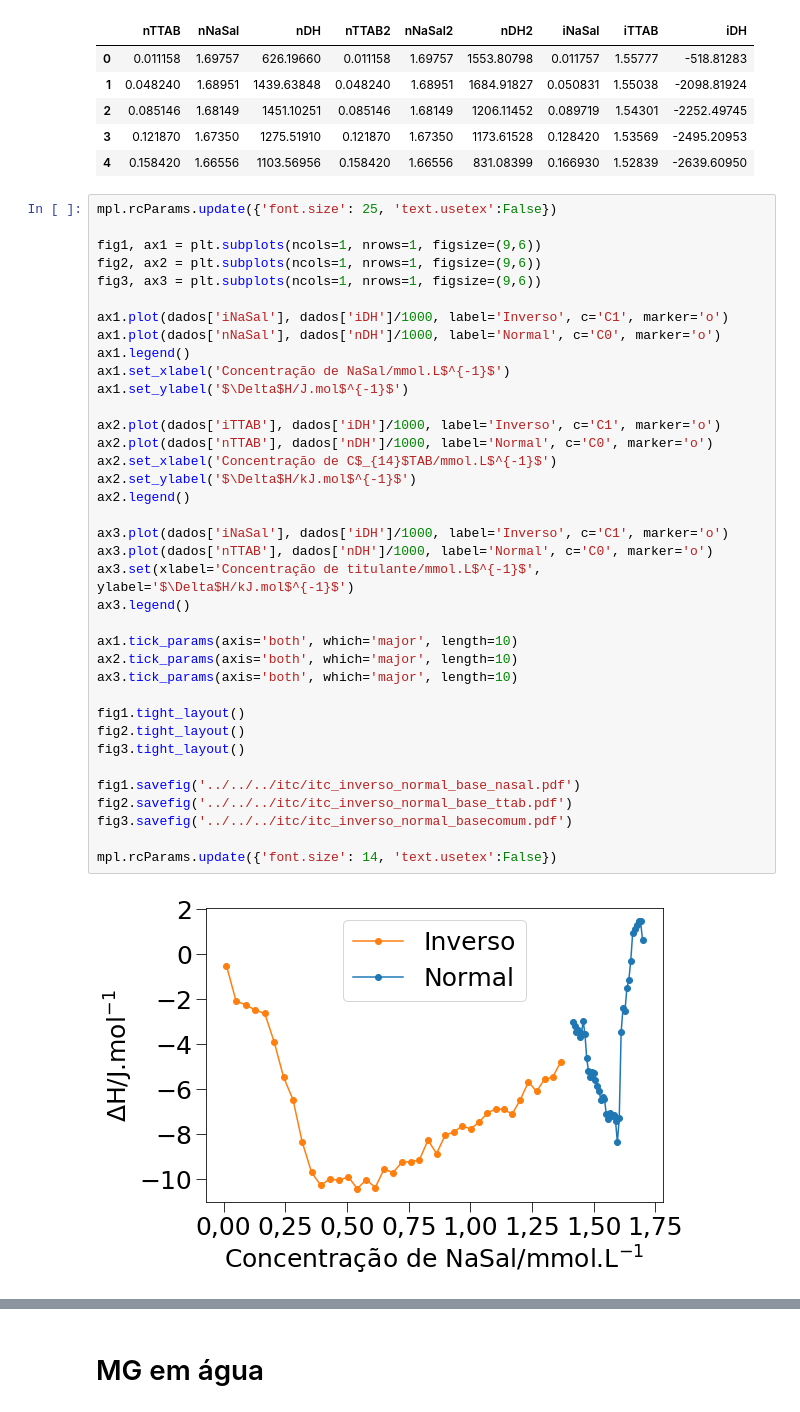
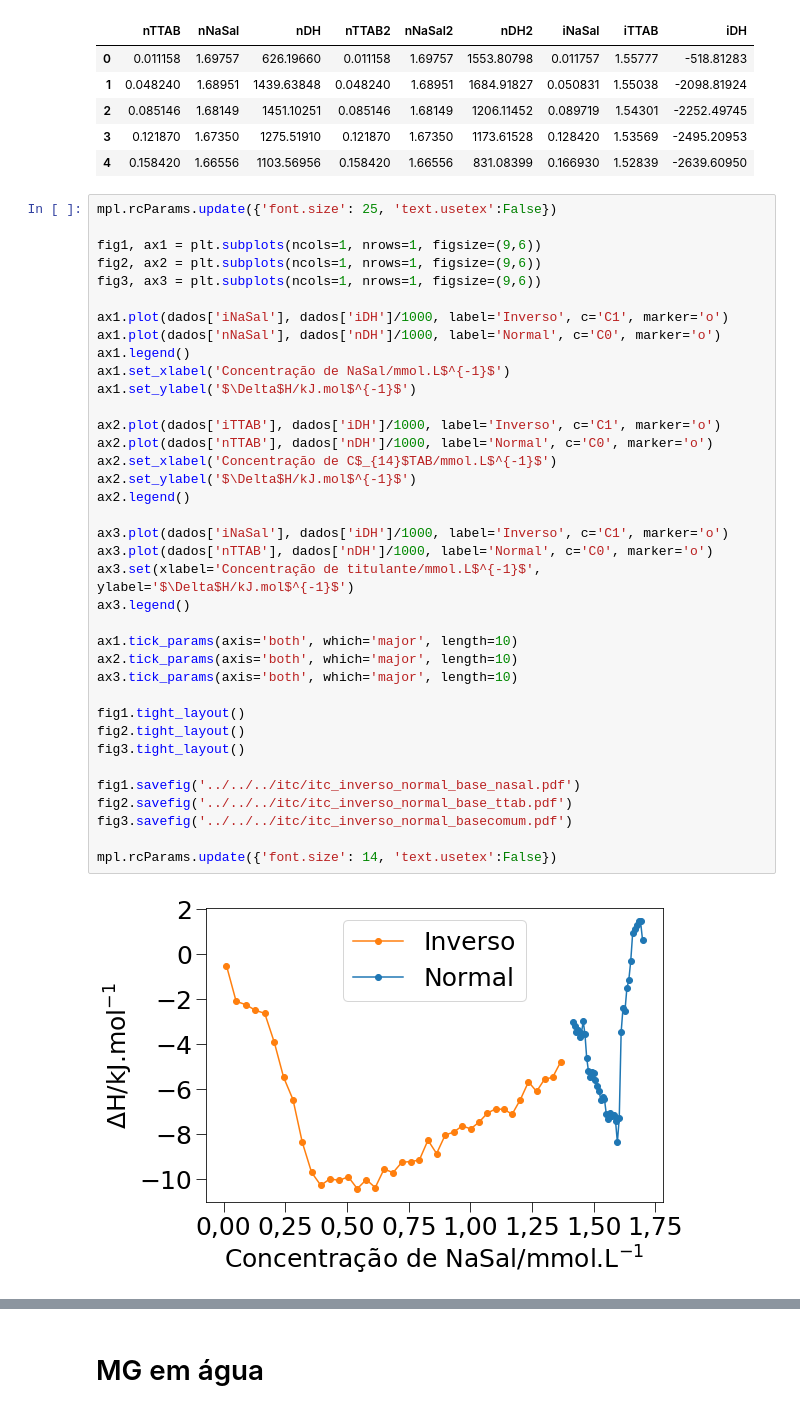
Before and after one commit to KarlClinckspoor/Tese, a Jupyter notebook: imagens/notebooks/dados experimentais/calorimetria/Introdução ITC MG.ipynb, the cells around one changed output, grey strips where cells are left out. Drawn from its saved outputs; the diff is of its cells as text.

```diff
--- a/imagens/notebooks/dados experimentais/calorimetria/Introdução ITC MG.ipynb
+++ b/imagens/notebooks/dados experimentais/calorimetria/Introdução ITC MG.ipynb
@@ -192,34 +192,34 @@ fig3, ax3 = plt.subplots(ncols=1, nrows=1, figsize=(9,6))
 ax1.plot(dados['iNaSal'], dados['iDH']/1000, label='Inverso', c='C1', marker='o')
 ax1.plot(dados['nNaSal'], dados['nDH']/1000, label='Normal', c='C0', marker='o')
 ax1.legend()
 ax1.set_xlabel('Concentração de NaSal/mmol.L$^{-1}$')
-ax1.set_ylabel('$\Delta$H/J.mol$^{-1}$')
+ax1.set_ylabel('$\Delta$H/kJ.mol$^{-1}$')
 
 ax2.plot(dados['iTTAB'], dados['iDH']/1000, label='Inverso', c='C1', marker='o')
 ax2.plot(dados['nTTAB'], dados['nDH']/1000, label='Normal', c='C0', marker='o')
 ax2.set_xlabel('Concentração de C$_{14}$TAB/mmol.L$^{-1}$')
 ax2.set_ylabel('$\Delta$H/kJ.mol$^{-1}$')
 ax2.legend()
 
 ax3.plot(dados['iNaSal'], dados['iDH']/1000, label='Inverso', c='C1', marker='o')
 ax3.plot(dados['nTTAB'], dados['nDH']/1000, label='Normal', c='C0', marker='o')
 ax3.set(xlabel='Concentração de titulante/mmol.L$^{-1}$', ylabel='$\Delta$H/kJ.mol$^{-1}$')
 ax3.legend()
 
 ax1.tick_params(axis='both', which='major', length=10)
 ax2.tick_params(axis='both', which='major', length=10)
 ax3.tick_params(axis='both', which='major', length=10)
 
 fig1.tight_layout()
 fig2.tight_layout()
 fig3.tight_layout()
 
 fig1.savefig('../../../itc/itc_inverso_normal_base_nasal.pdf')
 fig2.savefig('../../../itc/itc_inverso_normal_base_ttab.pdf')
 fig3.savefig('../../../itc/itc_inverso_normal_basecomum.pdf')
 
 mpl.rcParams.update({'font.size': 14, 'text.usetex':False})
 # %% [output]
-[figure, old version]
+[figure, new version]
 [figure]
 [figure]
```
Also changed, not shown: parts of 1 cell of this notebook, 3 other files.
